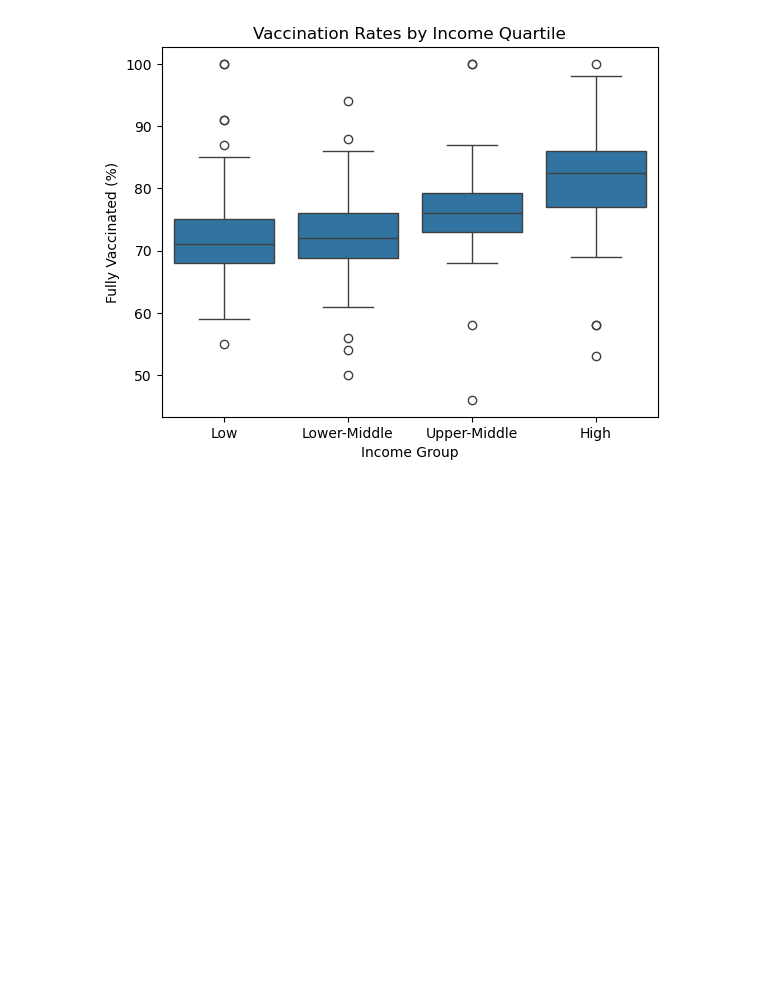
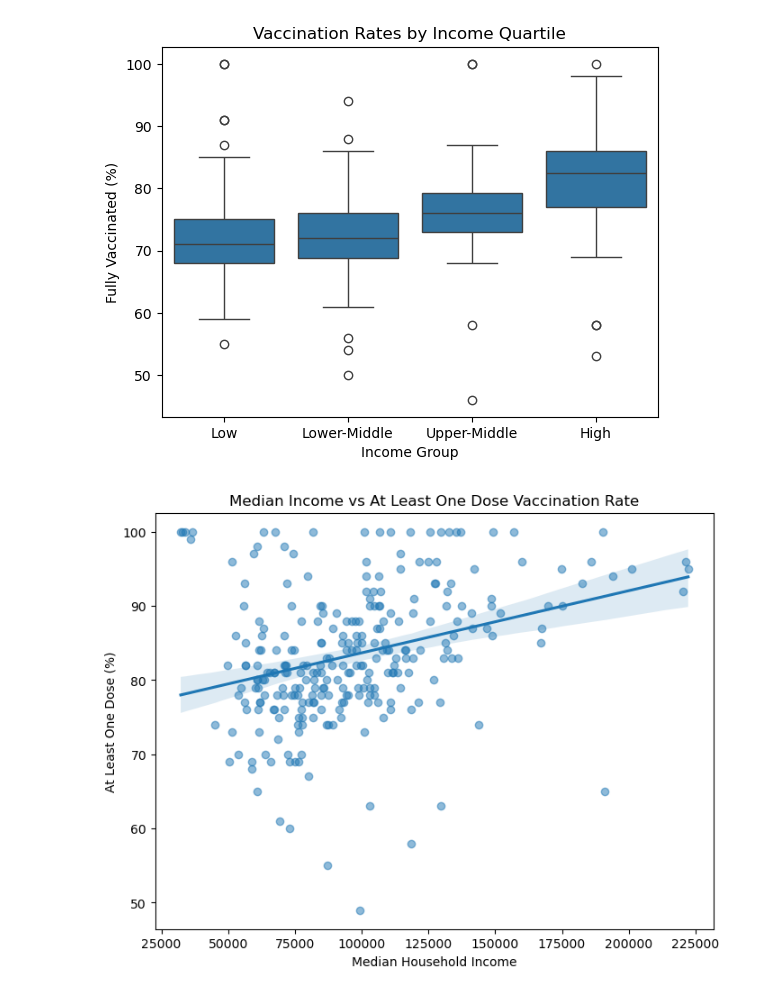
Before and after one commit to s-tran006/MGT-151R---Business-Analytics, a Jupyter notebook: MGT 151R (2).ipynb, the cells around one changed output. Drawn from its saved outputs; the diff is of its cells as text; code cells hidden in the pictures; blank space fills up the shorter version.

```diff
--- a/MGT 151R (2).ipynb
+++ b/MGT 151R (2).ipynb
@@ -555,3 +563,22 @@ plt.ylabel("Fully Vaccinated (%)")
 plt.show()
 # %% [output]
 [figure]
+# %%
+plt.figure(figsize=(8,6))
+
+sns.regplot(
+    data=snapshot_with_income,
+    x='median_income',
+    y='at_least_one_dose_percent',
+    scatter_kws={'alpha':0.5}
+)
+
+plt.title("Median Income vs At Least One Dose Vaccination Rate")
+plt.xlabel("Median Household Income")
+plt.ylabel("At Least One Dose (%)")
+
+plt.ticklabel_format(style='plain', axis='x')
+
+plt.show()
+# %% [output]
+[figure, added]
```
Also changed, not shown: parts of 6 cells of this notebook.
